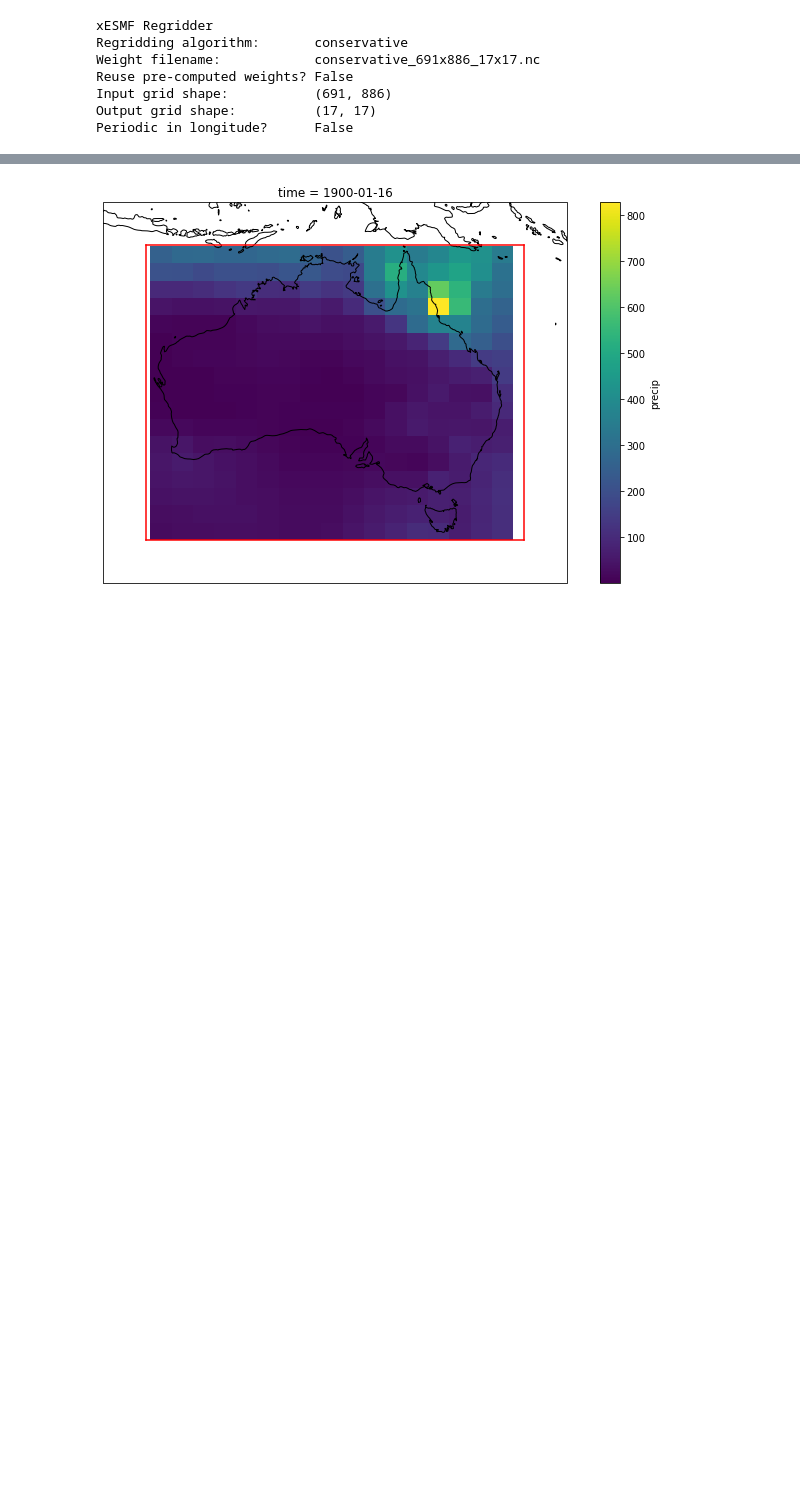
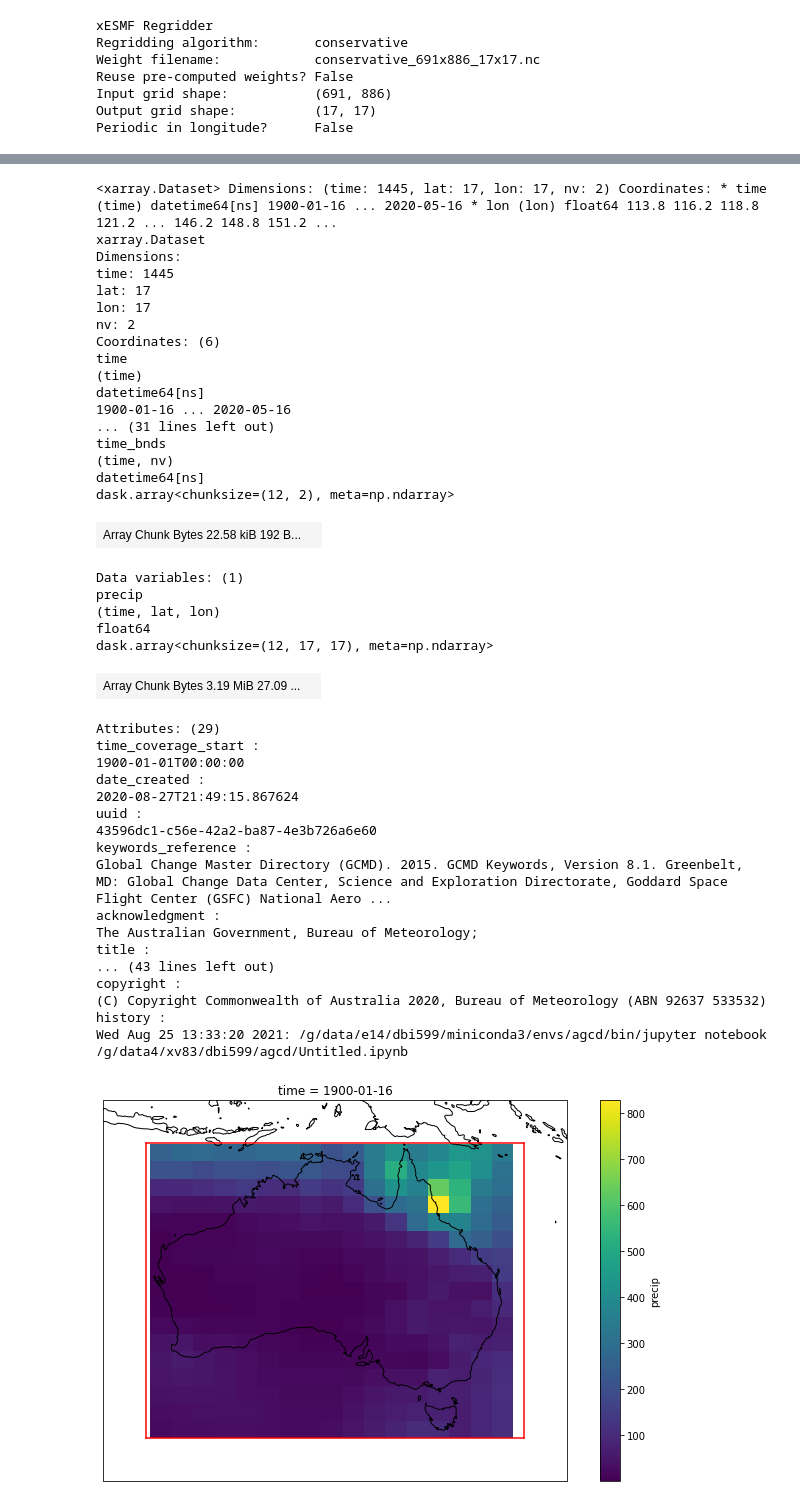
Before and after one commit to AusClimateService/agcd, a Jupyter notebook: Untitled.ipynb, the cells around one changed output, grey strips where cells are left out. Drawn from its saved outputs; the diff is of its cells as text; code cells hidden in the pictures; blank space fills up the shorter version.

```diff
--- a/Untitled.ipynb
+++ b/Untitled.ipynb
@@ -265,3 +265,53 @@ Attributes:
+# %%
+attrs = ds_agcd.attrs
+for att in ['geospatial_lat_min', 'geospatial_lat_max', 'geospatial_lon_min', 'geospatial_lon_max']:
+    del attrs[att]
+# %%
+ds_out.attrs = attrs
+# %%
+ds_out
+# %% [output]
+<xarray.Dataset> Dimensions: (time: 1445, lat: 17, lon: 17, nv: 2) Coordinates: * time (time) datetime64[ns] 1900-01-16 ... 2020-05-16 * lon (lon) float64 113.8 116.2 118.8 121.2 ... 146.2 148.8 151.2 ...
+xarray.Dataset
+Dimensions:
+time: 1445
+lat: 17
+lon: 17
+nv: 2
+Coordinates: (6)
+time
+(time)
+datetime64[ns]
+1900-01-16 ... 2020-05-16
+... (31 lines left out)
+time_bnds
+(time, nv)
+datetime64[ns]
+dask.array<chunksize=(12, 2), meta=np.ndarray>
+| Array Chunk Bytes 22.58 kiB 192 B... |  |
+Data variables: (1)
+precip
+(time, lat, lon)
+float64
+dask.array<chunksize=(12, 17, 17), meta=np.ndarray>
+| Array Chunk Bytes 3.19 MiB 27.09 ... |  |
+Attributes: (29)
+time_coverage_start :
+1900-01-01T00:00:00
+date_created :
+2020-08-27T21:49:15.867624
+uuid :
+43596dc1-c56e-42a2-ba87-4e3b726a6e60
+keywords_reference :
+Global Change Master Directory (GCMD). 2015. GCMD Keywords, Version 8.1. Greenbelt, MD: Global Change Data Center, Science and Exploration Directorate, Goddard Space Flight Center (GSFC) National Aero ...
+acknowledgment :
+The Australian Government, Bureau of Meteorology;
+title :
+... (43 lines left out)
+copyright :
+(C) Copyright Commonwealth of Australia 2020, Bureau of Meteorology (ABN 92637 533532)
+history :
+Wed Aug 25 13:33:20 2021: /g/data/e14/dbi599/miniconda3/envs/agcd/bin/jupyter notebook /g/data4/xv83/dbi599/agcd/Untitled.ipynb
 # %%
 fig = plt.figure(figsize=(12, 7))
 
```
Also changed, not shown: parts of 10 cells of this notebook, 4 other files.
